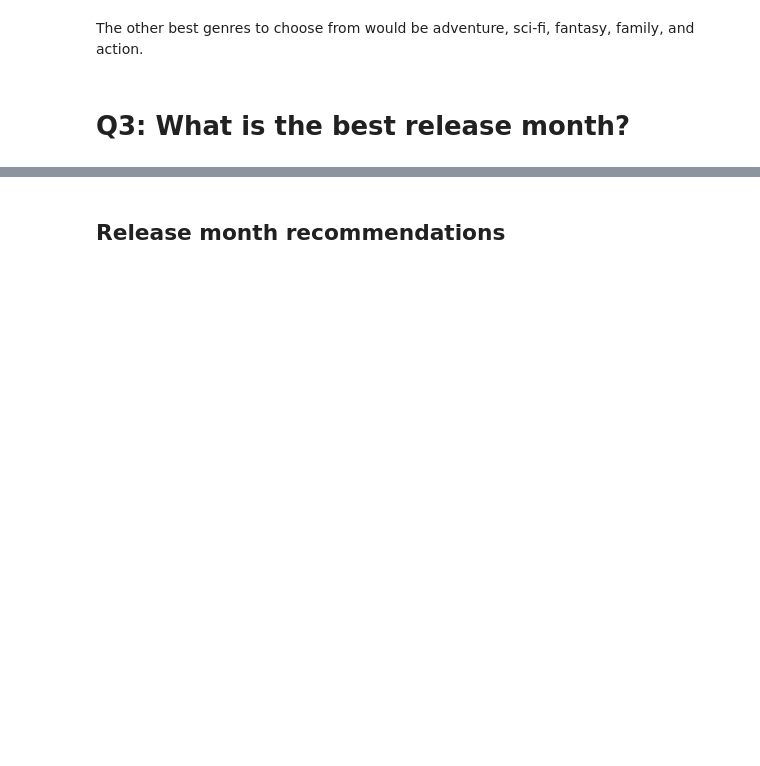
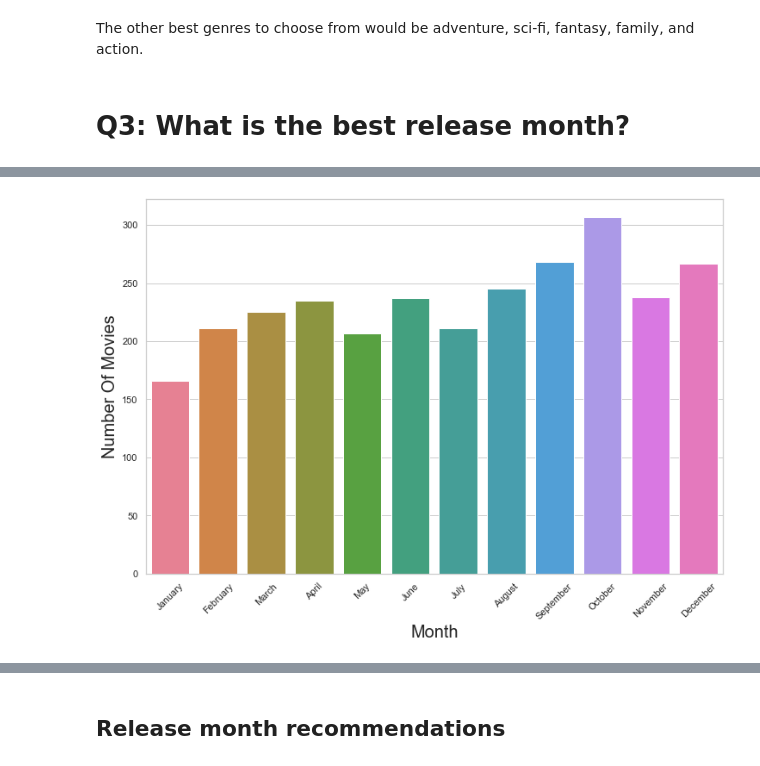
Before and after one commit to AnyOldRandomNameWillDOo/Module-1-Final-Project, a Jupyter notebook: Main Notebook.ipynb, the cells around one changed output, grey strips where cells are left out. Cells and saved outputs as stored; diff of their text form; code cells hidden in the pictures; blank space fills up the shorter version.

```diff
--- a/Main Notebook.ipynb
+++ b/Main Notebook.ipynb
@@ -1312,0 +1293,13 @@ sns.lineplot(x='Earliest Release Month', y='Worldwide_Net', hue='Genres',
+# %%
+fig, ax = plt.subplots(figsize=(12,8))
+sns.barplot(data=counts_sub_df, x='Month', y='Number of Movies', order=month_order, palette="husl")
+
+# Setting my labels
+ax.set_ylabel('Number Of Movies', fontsize=20)
+ax.set_xlabel('Month', fontsize=20)
+
+
+# Rotating the month labels so that they don't overlap each other
+plt.xticks(rotation=45);
+# %% [output]
+[figure, added]
```
Also changed, not shown: parts of 51 cells of this notebook.
